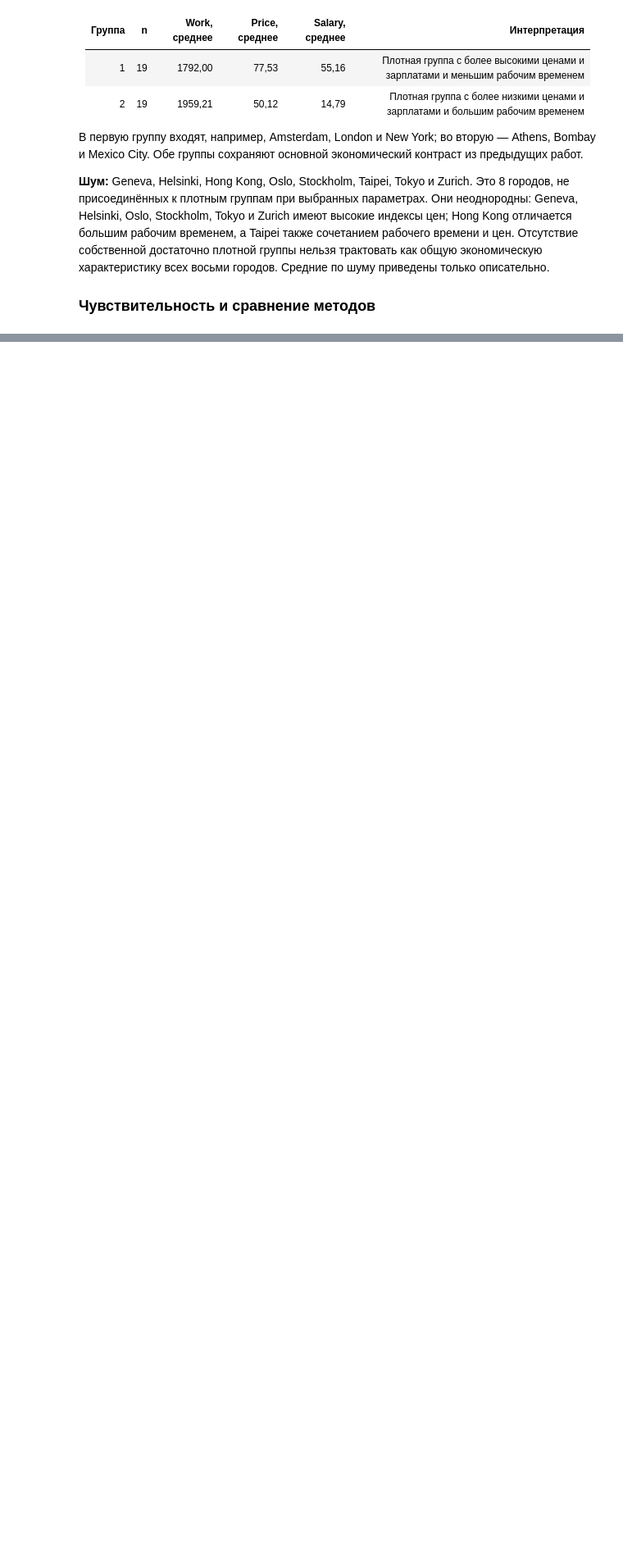
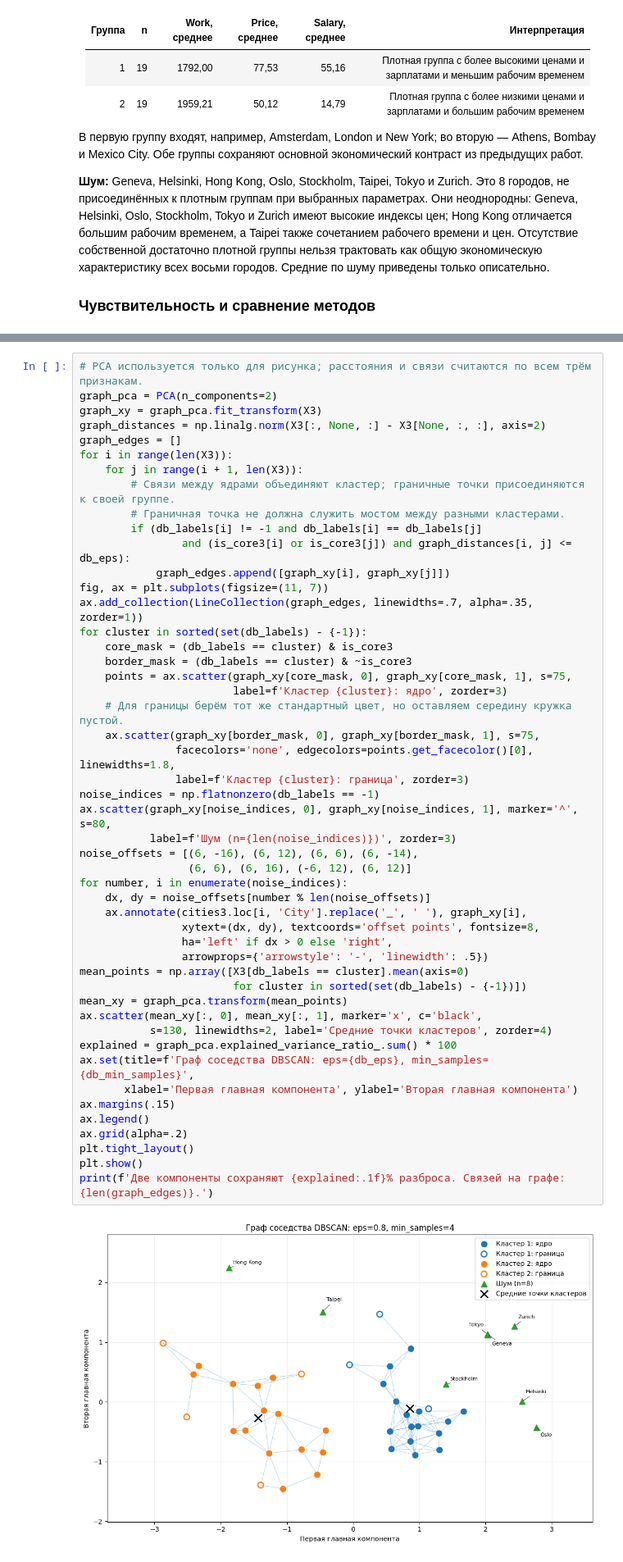
Before and after one commit to IvanManomenov/python_data_analytics, a Jupyter notebook: lab3/lab3_dbscan.ipynb, the cells around one changed output, grey strips where cells are left out. Shown at 82% size. Drawn from its saved outputs; the diff is of its cells as text; blank space fills up the shorter version.

Commit message:
Explain DBSCAN density connectivity with neighborhood graph

```diff
--- a/lab3/lab3_dbscan.ipynb
+++ b/lab3/lab3_dbscan.ipynb
@@ -196,0 +203,51 @@ border     7
+# %%
+# PCA используется только для рисунка; расстояния и связи считаются по всем трём признакам.
+graph_pca = PCA(n_components=2)
+graph_xy = graph_pca.fit_transform(X3)
+graph_distances = np.linalg.norm(X3[:, None, :] - X3[None, :, :], axis=2)
+graph_edges = []
+for i in range(len(X3)):
+    for j in range(i + 1, len(X3)):
+        # Связи между ядрами объединяют кластер; граничные точки присоединяются к своей группе.
+        # Граничная точка не должна служить мостом между разными кластерами.
+        if (db_labels[i] != -1 and db_labels[i] == db_labels[j]
+                and (is_core3[i] or is_core3[j]) and graph_distances[i, j] <= db_eps):
+            graph_edges.append([graph_xy[i], graph_xy[j]])
+fig, ax = plt.subplots(figsize=(11, 7))
+ax.add_collection(LineCollection(graph_edges, linewidths=.7, alpha=.35, zorder=1))
+for cluster in sorted(set(db_labels) - {-1}):
+    core_mask = (db_labels == cluster) & is_core3
+    border_mask = (db_labels == cluster) & ~is_core3
+    points = ax.scatter(graph_xy[core_mask, 0], graph_xy[core_mask, 1], s=75,
+                        label=f'Кластер {cluster}: ядро', zorder=3)
+    # Для границы берём тот же стандартный цвет, но оставляем середину кружка пустой.
+    ax.scatter(graph_xy[border_mask, 0], graph_xy[border_mask, 1], s=75,
+               facecolors='none', edgecolors=points.get_facecolor()[0], linewidths=1.8,
+               label=f'Кластер {cluster}: граница', zorder=3)
+noise_indices = np.flatnonzero(db_labels == -1)
+ax.scatter(graph_xy[noise_indices, 0], graph_xy[noise_indices, 1], marker='^', s=80,
+           label=f'Шум (n={len(noise_indices)})', zorder=3)
+noise_offsets = [(6, -16), (6, 12), (6, 6), (6, -14),
+                 (6, 6), (6, 16), (-6, 12), (6, 12)]
+for number, i in enumerate(noise_indices):
+    dx, dy = noise_offsets[number % len(noise_offsets)]
+    ax.annotate(cities3.loc[i, 'City'].replace('_', ' '), graph_xy[i],
+                xytext=(dx, dy), textcoords='offset points', fontsize=8,
+                ha='left' if dx > 0 else 'right',
+                arrowprops={'arrowstyle': '-', 'linewidth': .5})
+mean_points = np.array([X3[db_labels == cluster].mean(axis=0)
+                        for cluster in sorted(set(db_labels) - {-1})])
+mean_xy = graph_pca.transform(mean_points)
+ax.scatter(mean_xy[:, 0], mean_xy[:, 1], marker='x', c='black',
+           s=130, linewidths=2, label='Средние точки кластеров', zorder=4)
+explained = graph_pca.explained_variance_ratio_.sum() * 100
+ax.set(title=f'Граф соседства DBSCAN: eps={db_eps}, min_samples={db_min_samples}',
+       xlabel='Первая главная компонента', ylabel='Вторая главная компонента')
+ax.margins(.15)
+ax.legend()
+ax.grid(alpha=.2)
+plt.tight_layout()
+plt.show()
+print(f'Две компоненты сохраняют {explained:.1f}% разброса. Связей на графе: {len(graph_edges)}.')
+# %% [output]
+[figure, added]
```
Also changed, not shown: parts of 4 cells of this notebook.
